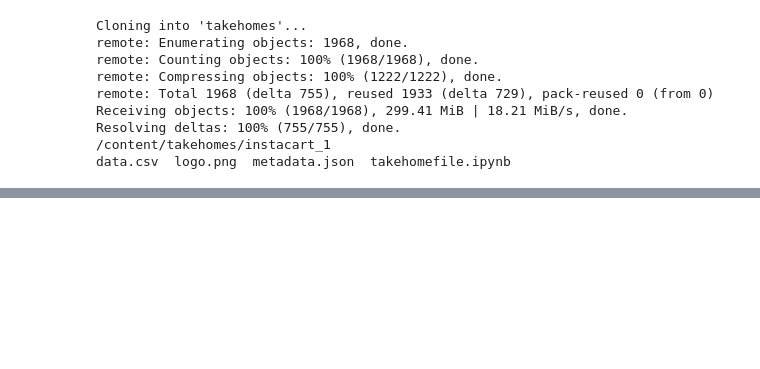
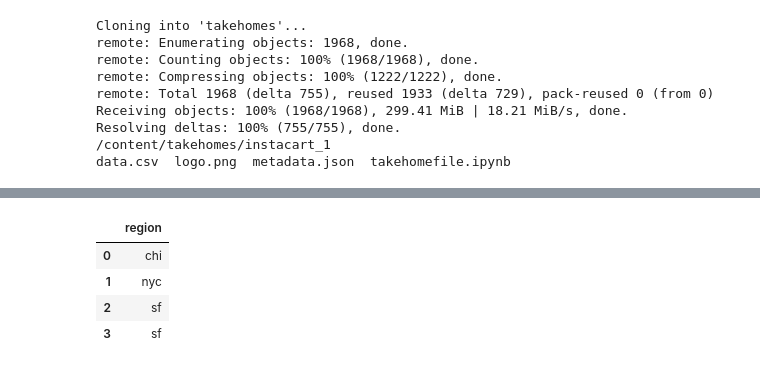
Before and after one commit to PeiZheng224/AI-Powered-Marketing-Content-Pipeline, a Jupyter notebook: instacart_1/takehomefile.ipynb, the cells around one changed output, grey strips where cells are left out. Drawn from its saved outputs; the diff is of its cells as text; code cells hidden in the pictures; blank space fills up the shorter version.

```diff
--- a/instacart_1/takehomefile.ipynb
+++ b/instacart_1/takehomefile.ipynb
@@ -36,0 +91,9 @@ data.csv  logo.png  metadata.json  takehomefile.ipynb
+# %%
+distinct_regions_df = pd.read_sql("SELECT DISTINCT region FROM customer_data", engine)
+display(distinct_regions_df)
+# %% [output]
+|  | region |
+| 0 | chi |
+| 1 | nyc |
+| 2 | sf |
+| 3 | sf |
```
Also changed, not shown: parts of 6 cells of this notebook.
